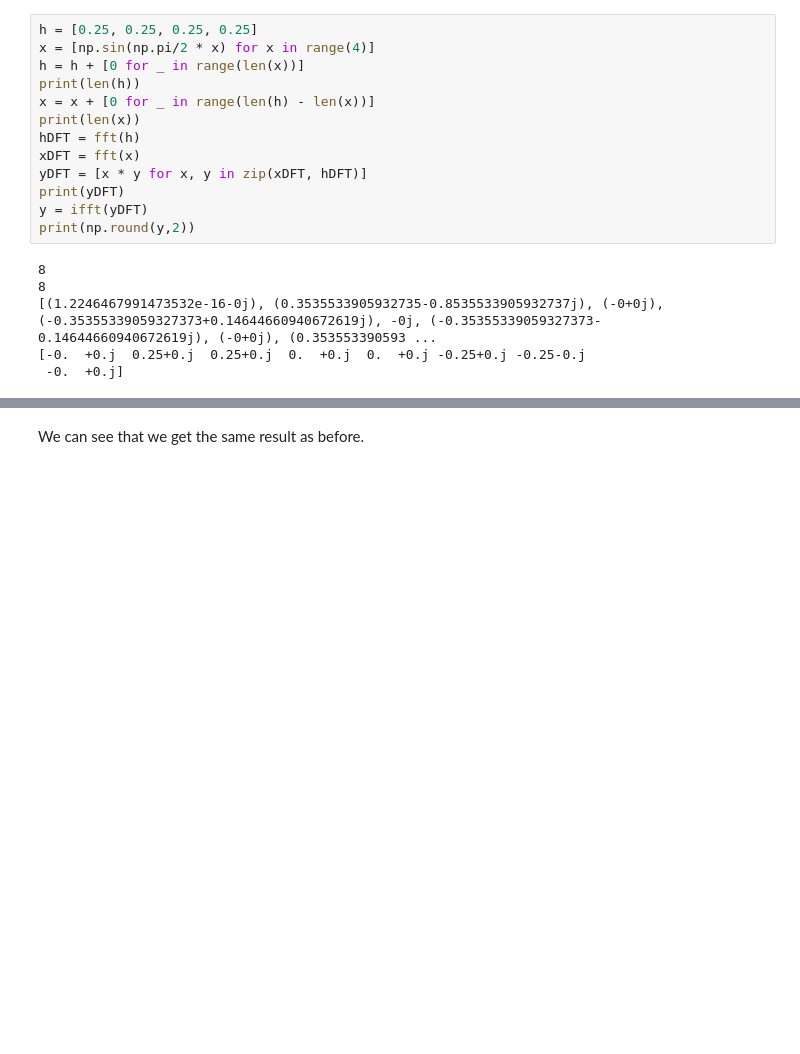
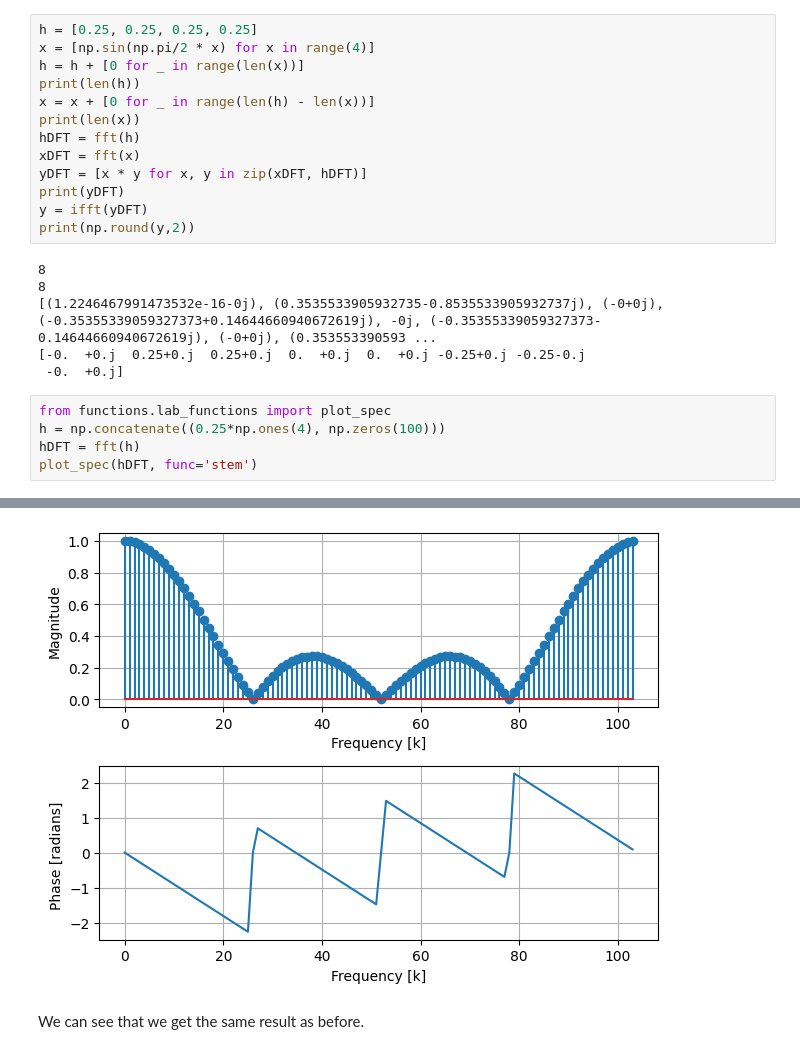
Before and after one commit to ccrownhill/sap-EE2-SS-LAB, a Jupyter notebook: EX5 - Introduction to filtering.ipynb, the cells around one changed output, grey strips where cells are left out. Drawn from its saved outputs; the diff is of its cells as text; blank space fills up the shorter version.

```diff
--- a/EX5 - Introduction to filtering.ipynb
+++ b/EX5 - Introduction to filtering.ipynb
@@ -262,3 +262,9 @@ print(np.round(y,2))
 [(1.2246467991473532e-16-0j), (0.3535533905932735-0.8535533905932737j), (-0+0j), (-0.35355339059327373+0.14644660940672619j), -0j, (-0.35355339059327373-0.14644660940672619j), (-0+0j), (0.353553390593 ...
 [-0.  +0.j  0.25+0.j  0.25+0.j  0.  +0.j  0.  +0.j -0.25+0.j -0.25-0.j
  -0.  +0.j]
+# %%
+from functions.lab_functions import plot_spec
+h = np.concatenate((0.25*np.ones(4), np.zeros(100)))
+hDFT = fft(h)
+plot_spec(hDFT, func='stem')
+# %% [output]
@@ -265,3 +272,4 @@ print(np.round(y,2))
+[figure, added]
 # %% [markdown]
 We can see that we get the same result as before.
 # %% [markdown]
```
Also changed, not shown: parts of 2 cells of this notebook, 6 other files.
